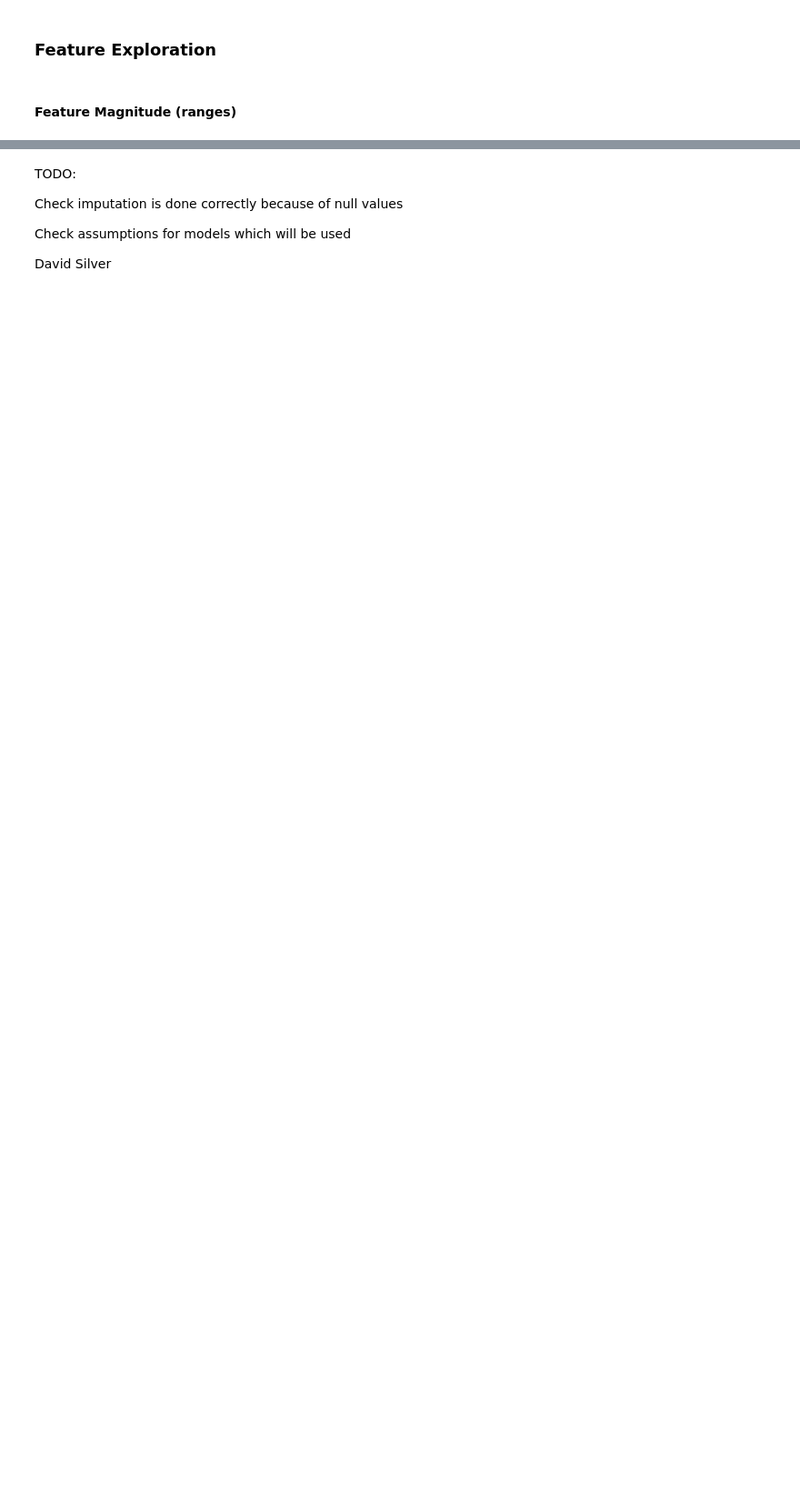
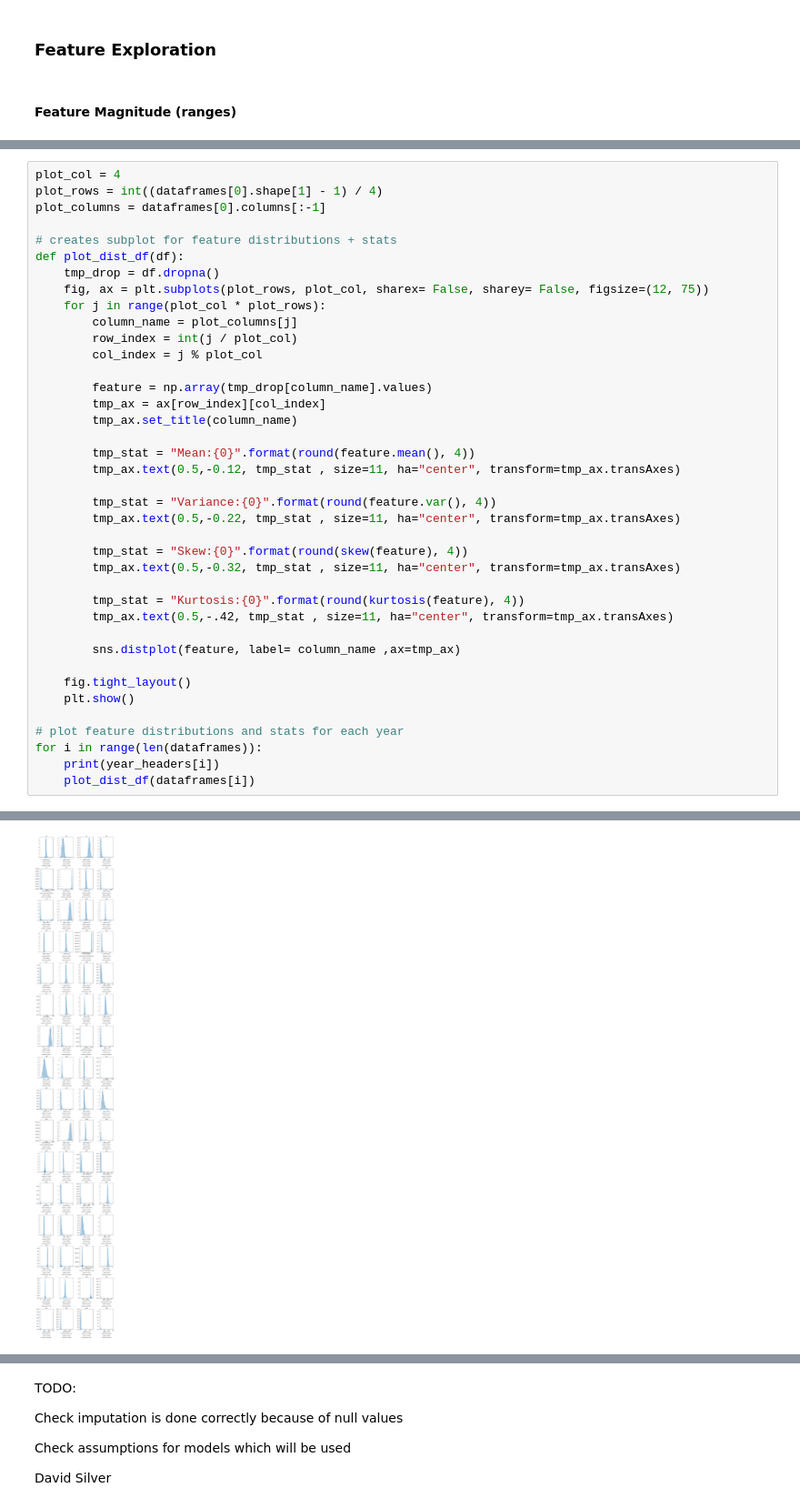
Before and after one commit to achmand/Polish-Bankruptcy-Prediction, a Jupyter notebook: src/dylan_assignment.ipynb, the cells around one changed output, grey strips where cells are left out. Shown at 91% size. Drawn from its saved outputs; the diff is of its cells as text; blank space fills up the shorter version.

Commit message:
[CODE] Showing feature distributions for each year.

```diff
--- a/src/dylan_assignment.ipynb
+++ b/src/dylan_assignment.ipynb
@@ -248,0 +260,40 @@ for i in range(len(dataframes)):
+# %%
+plot_col = 4
+plot_rows = int((dataframes[0].shape[1] - 1) / 4)
+plot_columns = dataframes[0].columns[:-1]
+
+# creates subplot for feature distributions + stats
+def plot_dist_df(df):
+    tmp_drop = df.dropna()
+    fig, ax = plt.subplots(plot_rows, plot_col, sharex= False, sharey= False, figsize=(12, 75))
+    for j in range(plot_col * plot_rows):
+        column_name = plot_columns[j]
+        row_index = int(j / plot_col)
+        col_index = j % plot_col
+
+        feature = np.array(tmp_drop[column_name].values)
+        tmp_ax = ax[row_index][col_index]
+        tmp_ax.set_title(column_name)
+
+        tmp_stat = "Mean:{0}".format(round(feature.mean(), 4))
+        tmp_ax.text(0.5,-0.12, tmp_stat , size=11, ha="center", transform=tmp_ax.transAxes)
+
+        tmp_stat = "Variance:{0}".format(round(feature.var(), 4))
+        tmp_ax.text(0.5,-0.22, tmp_stat , size=11, ha="center", transform=tmp_ax.transAxes)
+
+        tmp_stat = "Skew:{0}".format(round(skew(feature), 4))
+        tmp_ax.text(0.5,-0.32, tmp_stat , size=11, ha="center", transform=tmp_ax.transAxes)
+
+        tmp_stat = "Kurtosis:{0}".format(round(kurtosis(feature), 4))
+        tmp_ax.text(0.5,-.42, tmp_stat , size=11, ha="center", transform=tmp_ax.transAxes)
+
+        sns.distplot(feature, label= column_name ,ax=tmp_ax)
+
+    fig.tight_layout()
+    plt.show()
+
+# plot feature distributions and stats for each year
+for i in range(len(dataframes)):
+    print(year_headers[i])
+    plot_dist_df(dataframes[i])
+# %% [output]
@@ -248,0 +301 @@ for i in range(len(dataframes)):
+[figure, added]
```
Also changed, not shown: parts of 10 cells of this notebook.
